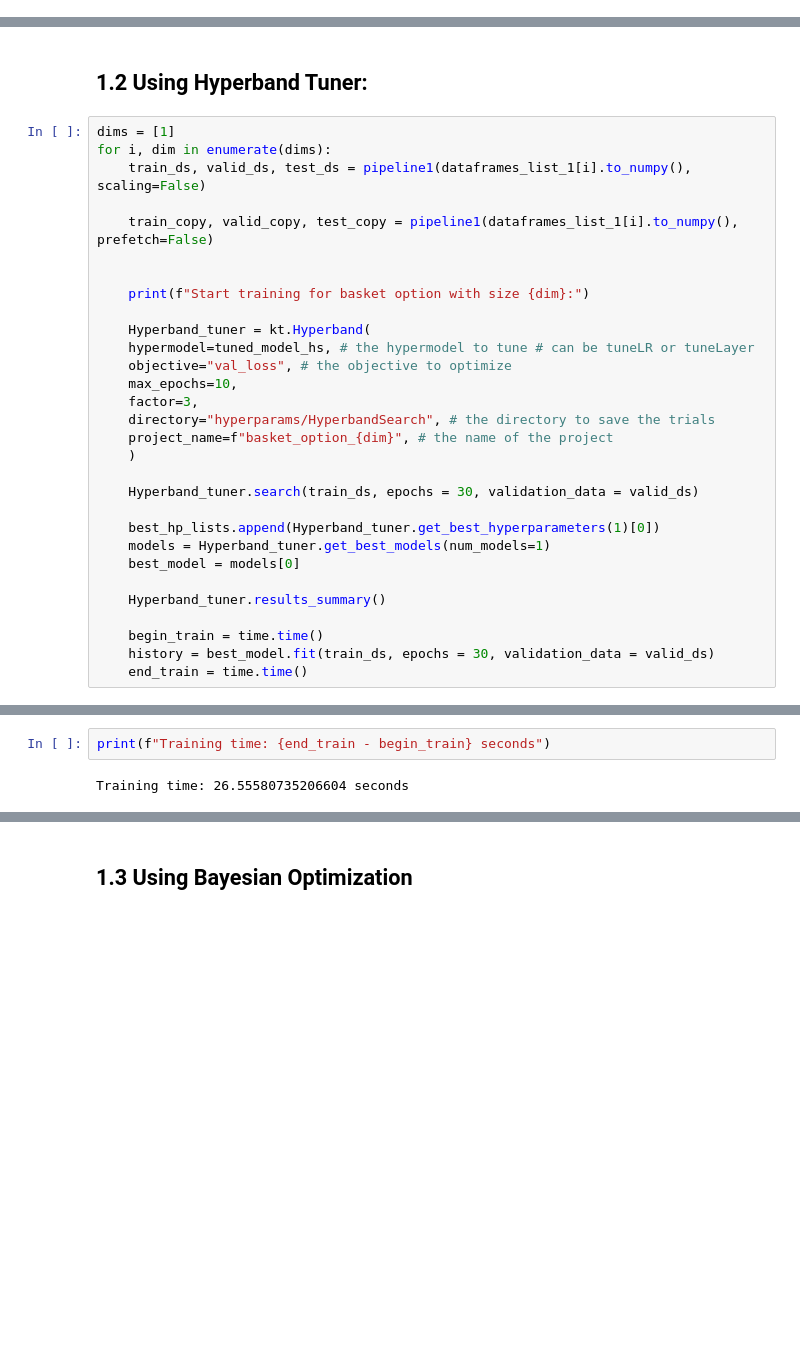
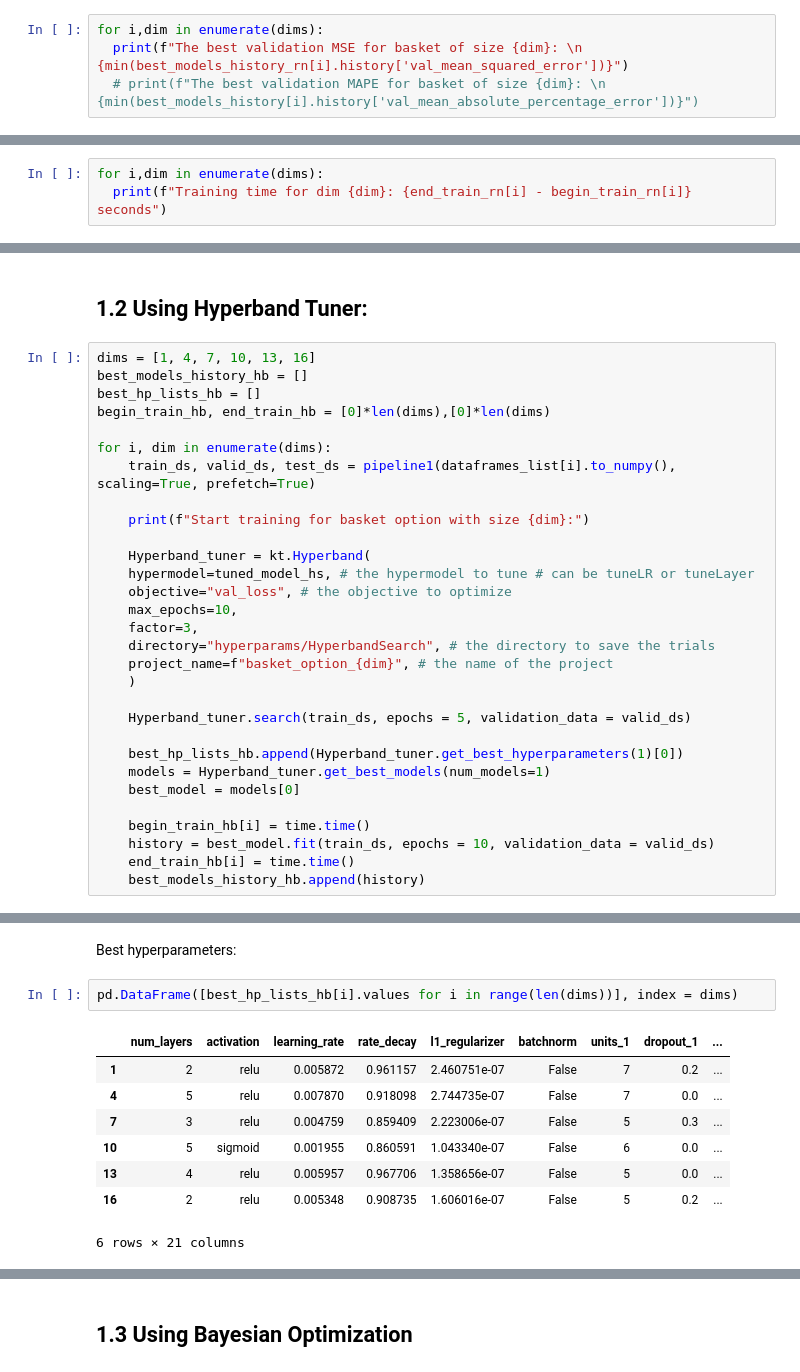
Before and after one commit to MathePhysics/UROP-2022, a Jupyter notebook: NeuralNetwork/experimenting_basket.ipynb, the cells around one changed output, grey strips where cells are left out. Drawn from its saved outputs; the diff is of its cells as text; blank space fills up the shorter version.

Commit message:
add experiment for basket options

```diff
--- a/NeuralNetwork/experimenting_basket.ipynb
+++ b/NeuralNetwork/experimenting_basket.ipynb
@@ -249,0 +243,4 @@ Training time: 70.80026173591614 seconds
+# %%
+for i,dim in enumerate(dims):
+  print(f"The best validation MSE for basket of size {dim}: \n  {min(best_models_history_rn[i].history['val_mean_squared_error'])}")
+  # print(f"The best validation MAPE for basket of size {dim}: \n  {min(best_models_history[i].history['val_mean_absolute_percentage_error'])}")
@@ -249,0 +260,3 @@ Training time: 70.80026173591614 seconds
+# %%
+for i,dim in enumerate(dims):
+  print(f"Training time for dim {dim}: {end_train_rn[i] - begin_train_rn[i]} seconds")
@@ -250,12 +270,13 @@ Training time: 70.80026173591614 seconds
 # %% [markdown]
 ## 1.2 Using Hyperband Tuner:
 # %%
-dims = [1]
+dims = [1, 4, 7, 10, 13, 16]
+best_models_history_hb = []
+best_hp_lists_hb = []
+begin_train_hb, end_train_hb = [0]*len(dims),[0]*len(dims)
+
 for i, dim in enumerate(dims):
-    train_ds, valid_ds, test_ds = pipeline1(dataframes_list_1[i].to_numpy(), scaling=False)
-
-    train_copy, valid_copy, test_copy = pipeline1(dataframes_list_1[i].to_numpy(), prefetch=False)
-
+    train_ds, valid_ds, test_ds = pipeline1(dataframes_list[i].to_numpy(), scaling=True, prefetch=True)
 
     print(f"Start training for basket option with size {dim}:")
 
@@ -268,15 +289,14 @@ for i, dim in enumerate(dims):
     project_name=f"basket_option_{dim}", # the name of the project
     )
 
-    Hyperband_tuner.search(train_ds, epochs = 30, validation_data = valid_ds)
+    Hyperband_tuner.search(train_ds, epochs = 5, validation_data = valid_ds)
 
-    best_hp_lists.append(Hyperband_tuner.get_best_hyperparameters(1)[0])
+    best_hp_lists_hb.append(Hyperband_tuner.get_best_hyperparameters(1)[0])
     models = Hyperband_tuner.get_best_models(num_models=1)
     best_model = models[0]
 
-    Hyperband_tuner.results_summary()
-
-    begin_train = time.time()
-    history = best_model.fit(train_ds, epochs = 30, validation_data = valid_ds)
-    end_train = time.time()
+    begin_train_hb[i] = time.time()
+    history = best_model.fit(train_ds, epochs = 10, validation_data = valid_ds)
+    end_train_hb[i] = time.time()
+    best_models_history_hb.append(history)
 # %% [output]
@@ -300,4 +320,13 @@ Epoch 30/30
-# %%
-print(f"Training time: {end_train - begin_train} seconds")
-# %% [output]
-Training time: 26.55580735206604 seconds
+# %% [markdown]
+Best hyperparameters:
+# %%
+pd.DataFrame([best_hp_lists_hb[i].values for i in range(len(dims))], index = dims)
+# %% [output]
+|  | num_layers | activation | learning_rate | rate_decay | l1_regularizer | batchnorm | units_1 | dropout_1 | ... |
+| 1 | 2 | relu | 0.005872 | 0.961157 | 2.460751e-07 | False | 7 | 0.2 | ... |
+| 4 | 5 | relu | 0.007870 | 0.918098 | 2.744735e-07 | False | 7 | 0.0 | ... |
+| 7 | 3 | relu | 0.004759 | 0.859409 | 2.223006e-07 | False | 5 | 0.3 | ... |
+| 10 | 5 | sigmoid | 0.001955 | 0.860591 | 1.043340e-07 | False | 6 | 0.0 | ... |
+| 13 | 4 | relu | 0.005957 | 0.967706 | 1.358656e-07 | False | 5 | 0.0 | ... |
+| 16 | 2 | relu | 0.005348 | 0.908735 | 1.606016e-07 | False | 5 | 0.2 | ... |
+6 rows × 21 columns
```
Also changed, not shown: parts of 19 cells of this notebook.
